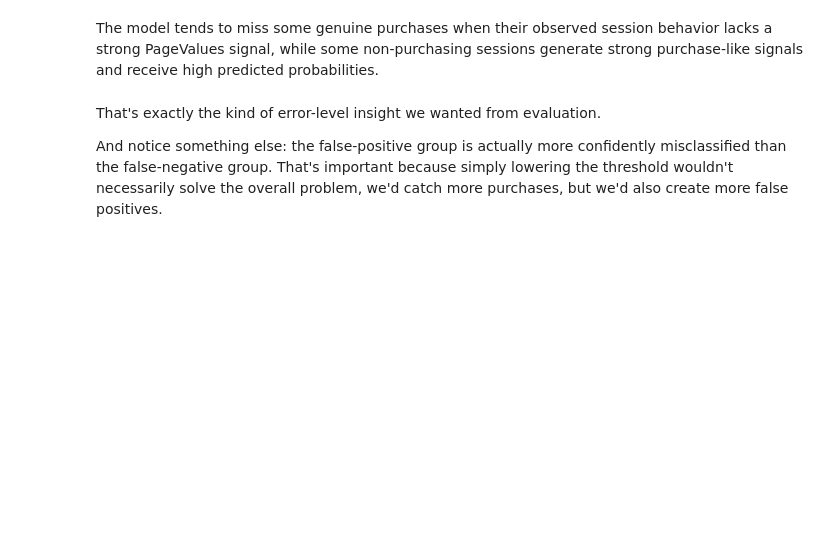
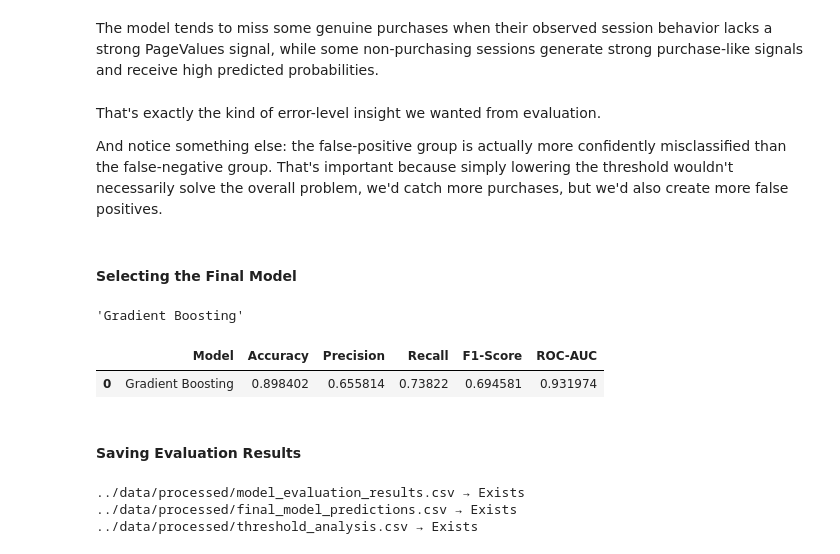
Before and after one commit to TejasMJ/ecommerce-conversion-dynamics, a Jupyter notebook: notebooks/06_model_evaluation.ipynb, the cells around one changed output. Drawn from its saved outputs; the diff is of its cells as text; code cells hidden in the pictures; blank space fills up the shorter version.

Commit message:
Model Evaluation concluded

```diff
--- a/notebooks/06_model_evaluation.ipynb
+++ b/notebooks/06_model_evaluation.ipynb
@@ -857,3 +857,28 @@ The model tends to miss some genuine purchases when their observed session behav
 That's exactly the kind of error-level insight we wanted from evaluation.
 
 And notice something else: the false-positive group is actually more confidently misclassified than the false-negative group. That's important because simply lowering the threshold wouldn't necessarily solve the overall problem, we'd catch more purchases, but we'd also create more false positives.
+# %% [markdown]
+#### Selecting the Final Model
+# %%
+final_model_name = 'Gradient Boosting'
+
+final_model = models[
+    final_model_name
+]
+
+final_predictions = predictions[
+    final_model_name
+]
+# %%
+final_model_name
+# %% [output]
+'Gradient Boosting'
+# %%
+evaluation_summary[
+    evaluation_summary['Model'] == final_model_name
+]
+# %% [output]
+|  | Model | Accuracy | Precision | Recall | F1-Score | ROC-AUC |
+| 0 | Gradient Boosting | 0.898402 | 0.655814 | 0.73822 | 0.694581 | 0.931974 |
+# %% [markdown]
+#### Saving Evaluation Results
@@ -859,0 +910,19 @@ And notice something else: the false-positive group is actually more confidently
+# %%
+import os
+
+evaluation_files = [
+    '../data/processed/model_evaluation_results.csv',
+    '../data/processed/final_model_predictions.csv',
+    '../data/processed/threshold_analysis.csv'
+]
+
+for file in evaluation_files:
+    print(
+        file,
+        '→',
+        'Exists' if os.path.exists(file) else 'Missing'
+    )
+# %% [output]
+../data/processed/model_evaluation_results.csv → Exists
+../data/processed/final_model_predictions.csv → Exists
+../data/processed/threshold_analysis.csv → Exists
```
Also changed, not shown: parts of 3 cells of this notebook, 3 other files.
